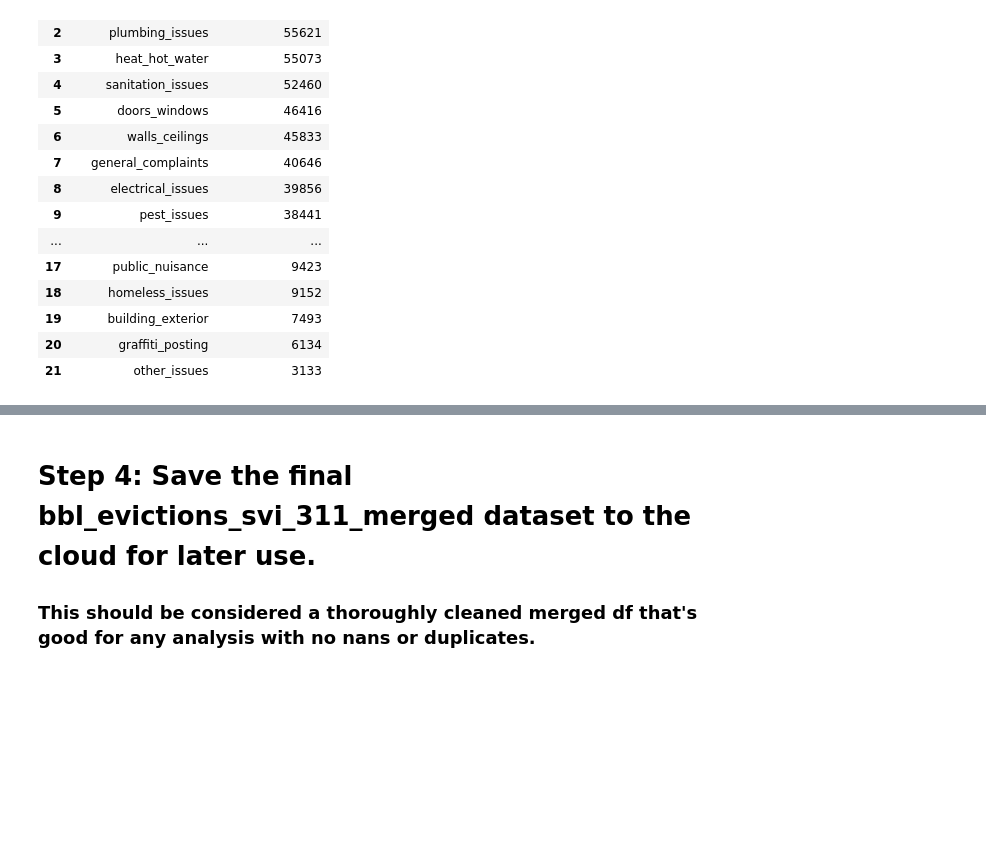
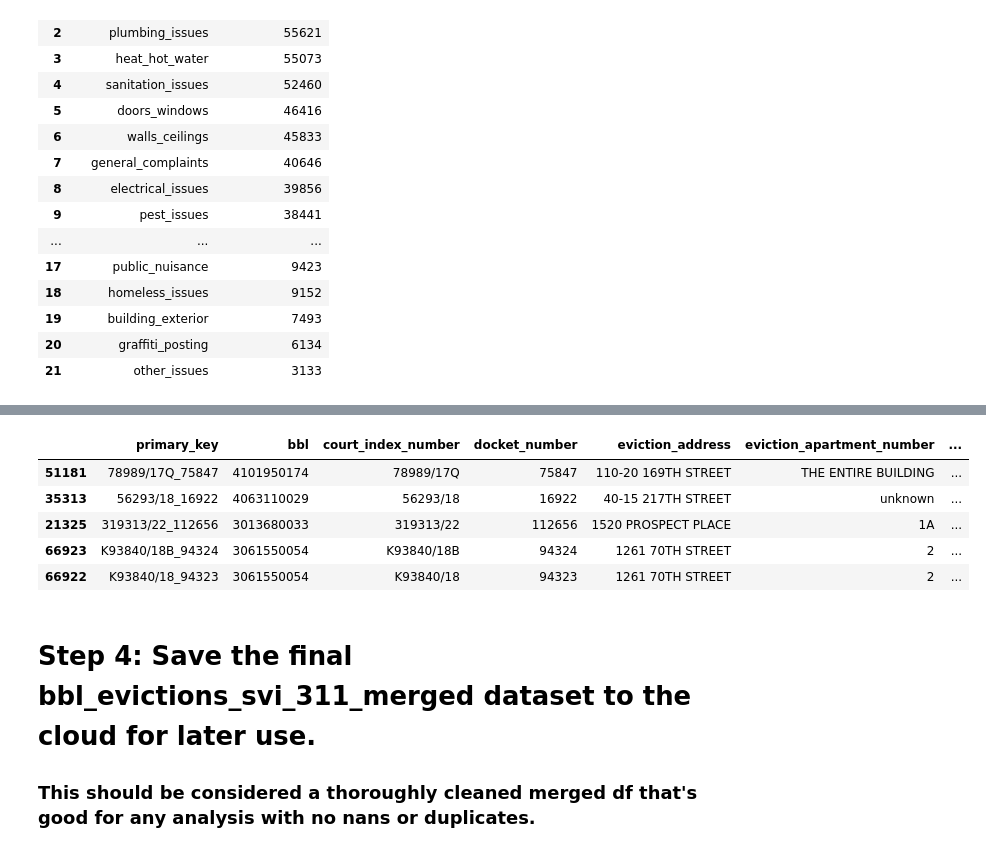
Before and after one commit to simaoalicechen/NYC_Landlord_Behavior_Analysis_Project, a Jupyter notebook: Part_2.5_merging_bbl_evictions_311_svi_mega_complete_normal_times.ipynb, the cells around one changed output, grey strips where cells are left out. Saved outputs shown, nothing was run; the diff lists cells and outputs as text; code cells hidden in the pictures; blank space fills up the shorter version.

```diff
--- a/Part_2.5_merging_bbl_evictions_311_svi_mega_complete_normal_times.ipynb
+++ b/Part_2.5_merging_bbl_evictions_311_svi_mega_complete_normal_times.ipynb
@@ -708,3 +717,7 @@ complaint_counts_df
 | 19 | building_exterior | 7493 |
 | 20 | graffiti_posting | 6134 |
 | 21 | other_issues | 3133 |
+# %%
+# add ave evi per unit year for each building
+bbl_evictions_svi_311['average_year_eviction_unit_count'] = bbl_evictions_svi_311.average_year_eviction_count / bbl_evictions_svi_311.unitsres
+bbl_evictions_svi_311['average_year_eviction_unit_count'].head()
@@ -711,3 +732,12 @@ complaint_counts_df
+# %%
+bbl_evictions_svi_311.sort_values('average_year_eviction_unit_count', ascending=False).head()
+# %% [output]
+|  | primary_key | bbl | court_index_number | docket_number | eviction_address | eviction_apartment_number | ... |
+| 51181 | 78989/17Q_75847 | 4101950174 | 78989/17Q | 75847 | 110-20 169TH STREET | THE ENTIRE BUILDING | ... |
+| 35313 | 56293/18_16922 | 4063110029 | 56293/18 | 16922 | 40-15 217TH STREET | unknown | ... |
+| 21325 | 319313/22_112656 | 3013680033 | 319313/22 | 112656 | 1520 PROSPECT PLACE | 1A | ... |
+| 66923 | K93840/18B_94324 | 3061550054 | K93840/18B | 94324 | 1261 70TH STREET | 2 | ... |
+| 66922 | K93840/18_94323 | 3061550054 | K93840/18 | 94323 | 1261 70TH STREET | 2 | ... |
 # %% [markdown]
 # **Step 4: Save the final bbl_evictions_svi_311_merged dataset to the cloud for later use.**
 
```
Also changed, not shown: parts of 4 cells of this notebook.
